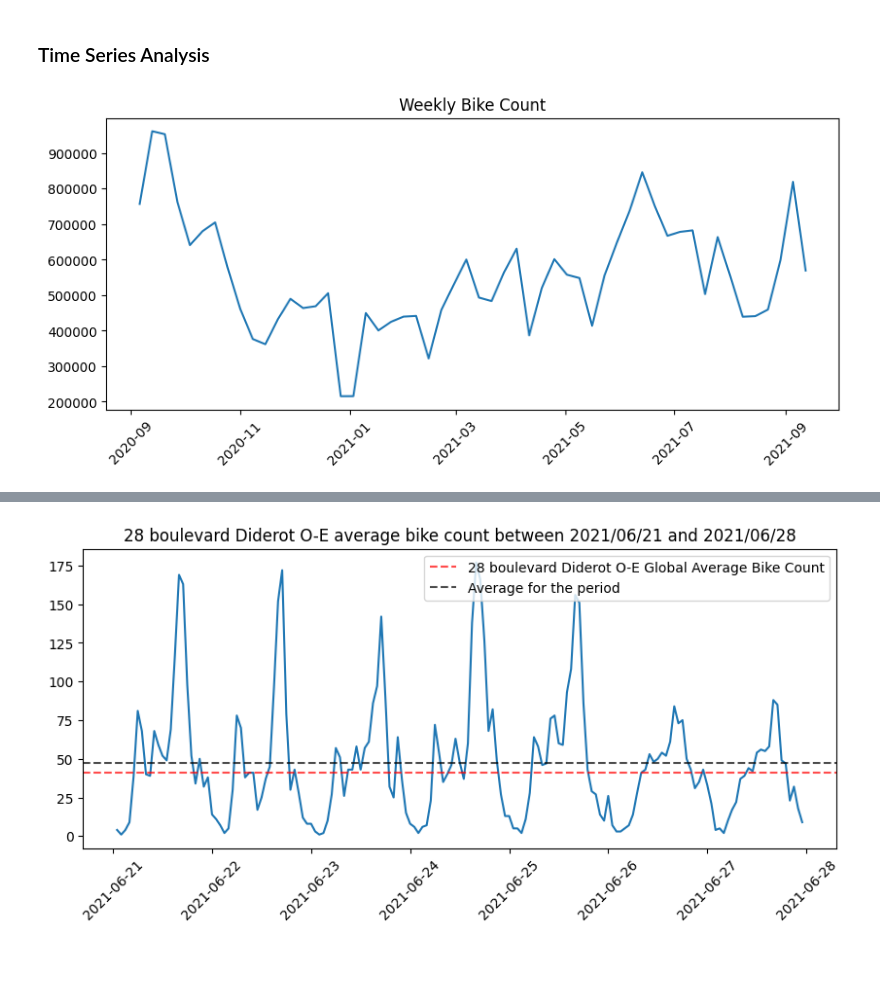
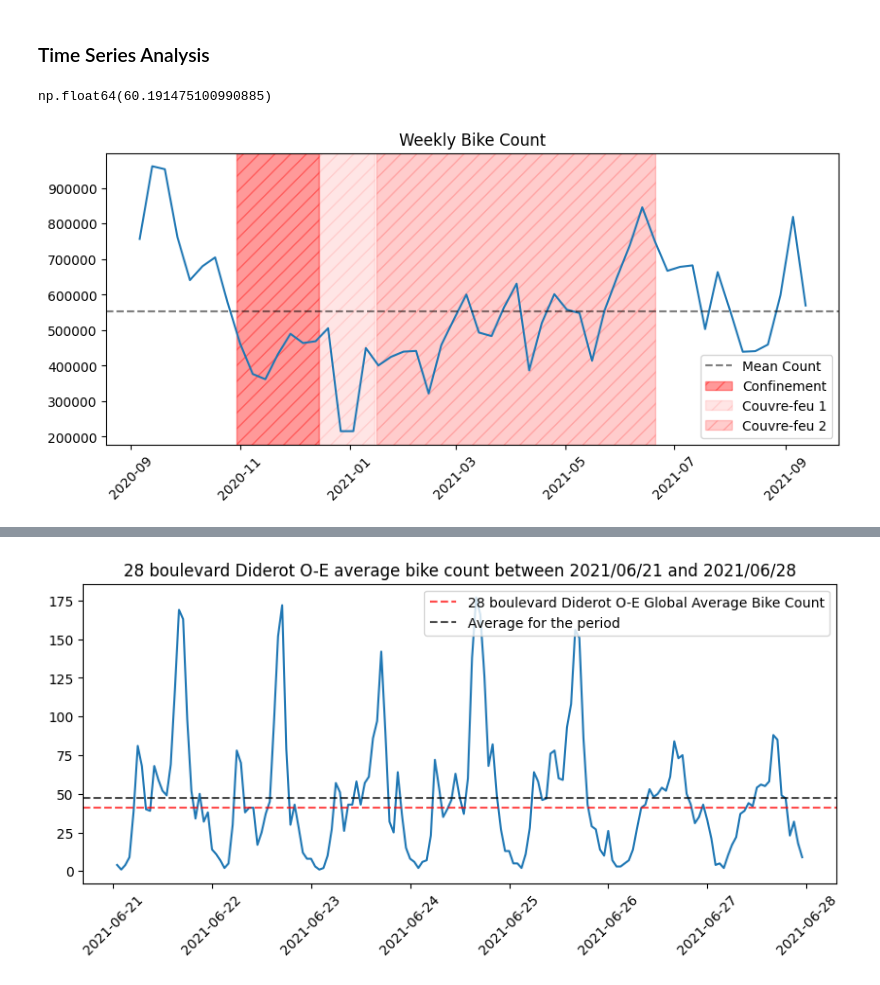
Before and after one commit to dianemans/bike_count_ldmh, a Jupyter notebook: eda_lucien.ipynb, the cells around one changed output, grey strips where cells are left out. Saved outputs shown, nothing was run; the diff lists cells and outputs as text; code cells hidden in the pictures.

```diff
--- a/eda_lucien.ipynb
+++ b/eda_lucien.ipynb
@@ -61,14 +63,32 @@ print(day_before, tour_de_france, day_after)
 1493.0 227.0 2309.0
 # %% [markdown]
 ### Time Series Analysis
-# %%
-plt.figure(figsize=(10, 4))
-plt.plot(data.groupby(pd.Grouper(freq="1W", key="date"))["bike_count"].sum())
-plt.title("Weekly Bike Count")
-plt.xticks(rotation=45)
-plt.show()
-# %% [output]
-[figure, removed]
+# %%
+data['bike_count'].mean()
+# %% [output]
+np.float64(60.191475100990885)
+# %%
+
+confinement_start = pd.Timestamp("2020-10-30")
+confinement_end = pd.Timestamp("2020-12-15")
+couvre_feu_1_start = pd.Timestamp("2020-12-15")
+couvre_feu_1_end = pd.Timestamp("2021-01-15")
+couvre_feu_2_start = pd.Timestamp("2021-01-16")
+couvre_feu_2_end = pd.Timestamp("2021-06-20")
+
+plt.figure(figsize=(10, 4))
+plt.plot(data.groupby(pd.Grouper(freq="1W", key="date"))["bike_count"].sum())
+plt.axhline(data.groupby(pd.Grouper(freq="1W", key="date"))["bike_count"].sum().mean(), color='black', linestyle='--', alpha=0.5, label='Mean Count')
+plt.axvspan(confinement_start, confinement_end, color='red', alpha=0.4, hatch='//', label='Confinement')
+plt.axvspan(couvre_feu_1_start, couvre_feu_1_end, color='red', alpha=0.1, hatch='//', label='Couvre-feu 1')
+plt.axvspan(couvre_feu_2_start, couvre_feu_2_end, color='red', alpha=0.2, hatch='//', label='Couvre-feu 2')
+
+plt.title("Weekly Bike Count")
+plt.xticks(rotation=45)
+plt.legend()
+plt.show()
+# %% [output]
+[figure, added]
 # %%
 counters = data["counter_name"].drop_duplicates().values.tolist()
 
```
Also changed, not shown: parts of 3 cells of this notebook.
